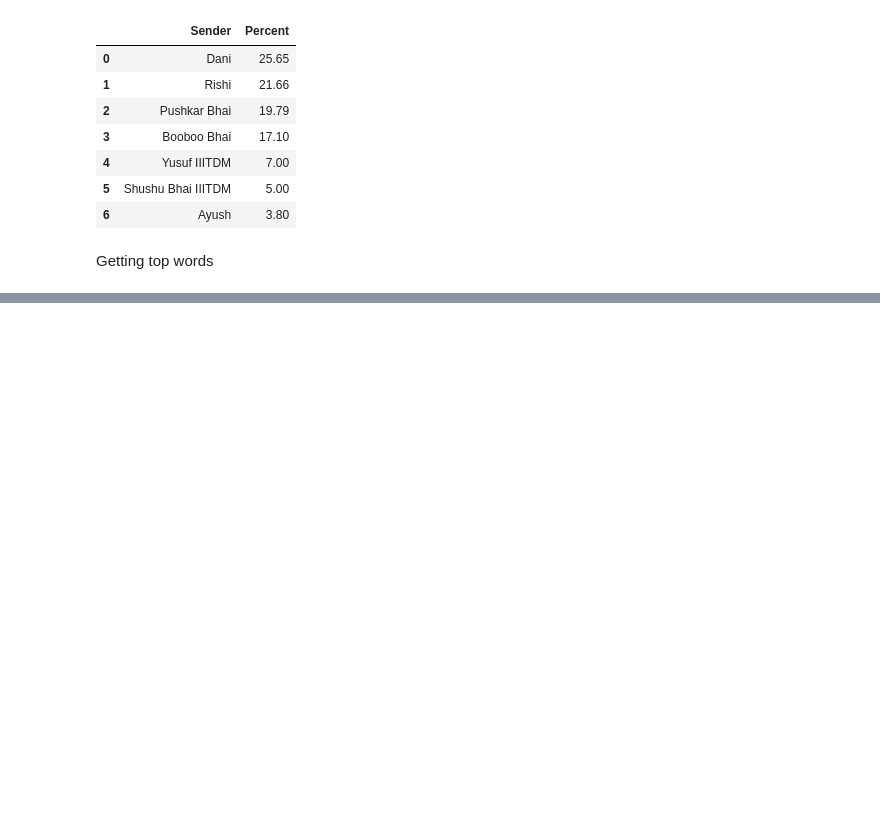
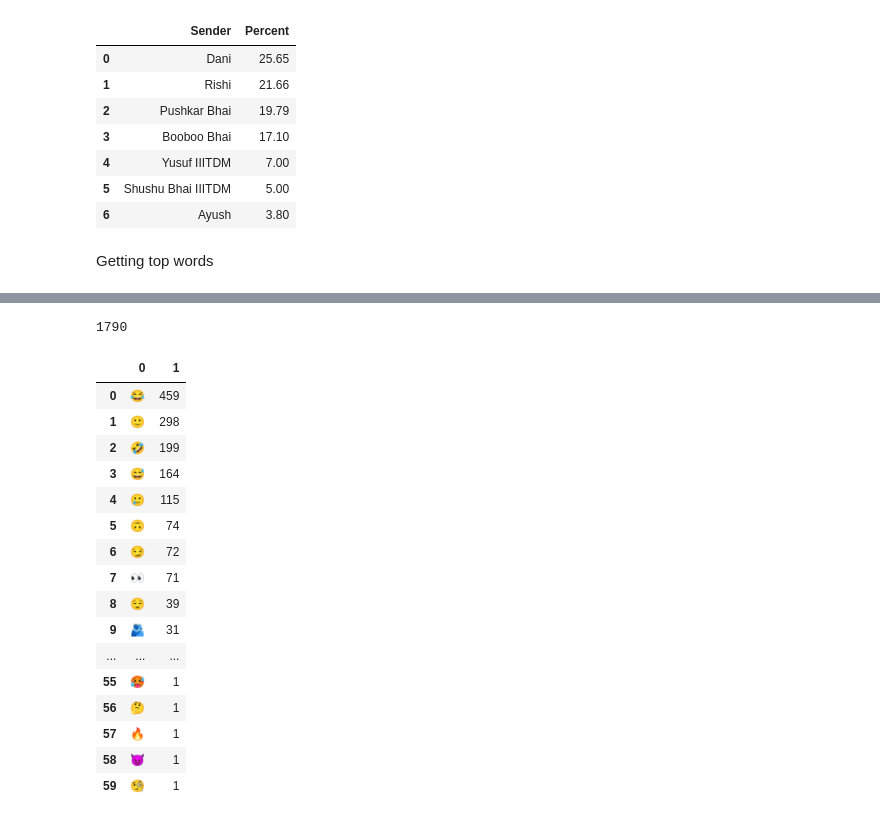
Before and after one commit to mr-ayush-agrawal/WhatsApp_Chat_Analyser, a Jupyter notebook: Analysing.ipynb, the cells around one changed output, grey strips where cells are left out. Saved outputs shown, nothing was run; the diff lists cells and outputs as text; code cells hidden in the pictures; blank space fills up the shorter version.

Commit message:
emoji Analysis

```diff
--- a/Analysing.ipynb
+++ b/Analysing.ipynb
@@ -122,0 +135,34 @@ Cmn_wrds.head(50)
+# %%
+used_emojis= []
+for msg in Data.Message :
+    for ch in str(msg):
+        if emoji.is_emoji(ch):
+            used_emojis.append(ch)
+    # used_emojis.extend([em for em in emoji.UNICODE_EMOJI['en']])
+len(used_emojis)
+# %% [output]
+1790
+# %%
+emoji_count = Counter(used_emojis)
+emoji_count
+
+used_emojis=pd.DataFrame(emoji_count.most_common(len(emoji_count)), index=range(len(emoji_count)))
+used_emojis
+# %% [output]
+|  | 0 | 1 |
+| 0 | 😂 | 459 |
+| 1 | 🙂 | 298 |
+| 2 | 🤣 | 199 |
+| 3 | 😅 | 164 |
+| 4 | 🥲 | 115 |
+| 5 | 🙃 | 74 |
+| 6 | 😏 | 72 |
+| 7 | 👀 | 71 |
+| 8 | 😌 | 39 |
+| 9 | 🫂 | 31 |
+| ... | ... | ... |
+| 55 | 🥵 | 1 |
+| 56 | 🤔 | 1 |
+| 57 | 🔥 | 1 |
+| 58 | 😈 | 1 |
+| 59 | 🧐 | 1 |
```
Also changed, not shown: parts of 4 cells of this notebook, 1 other file.
